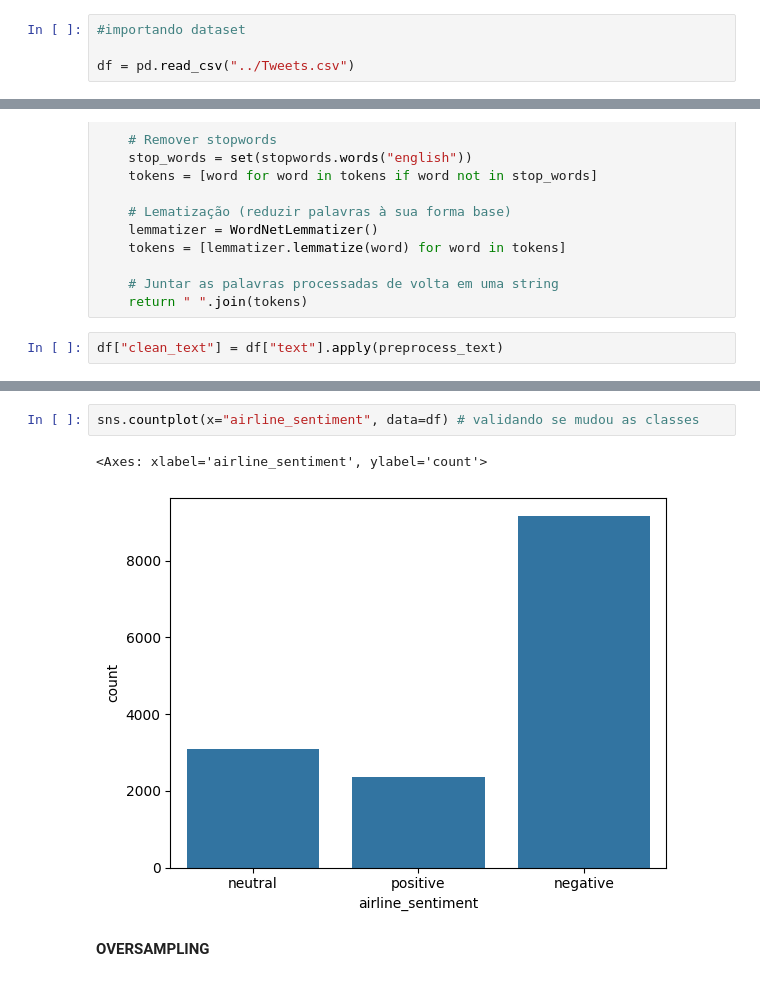
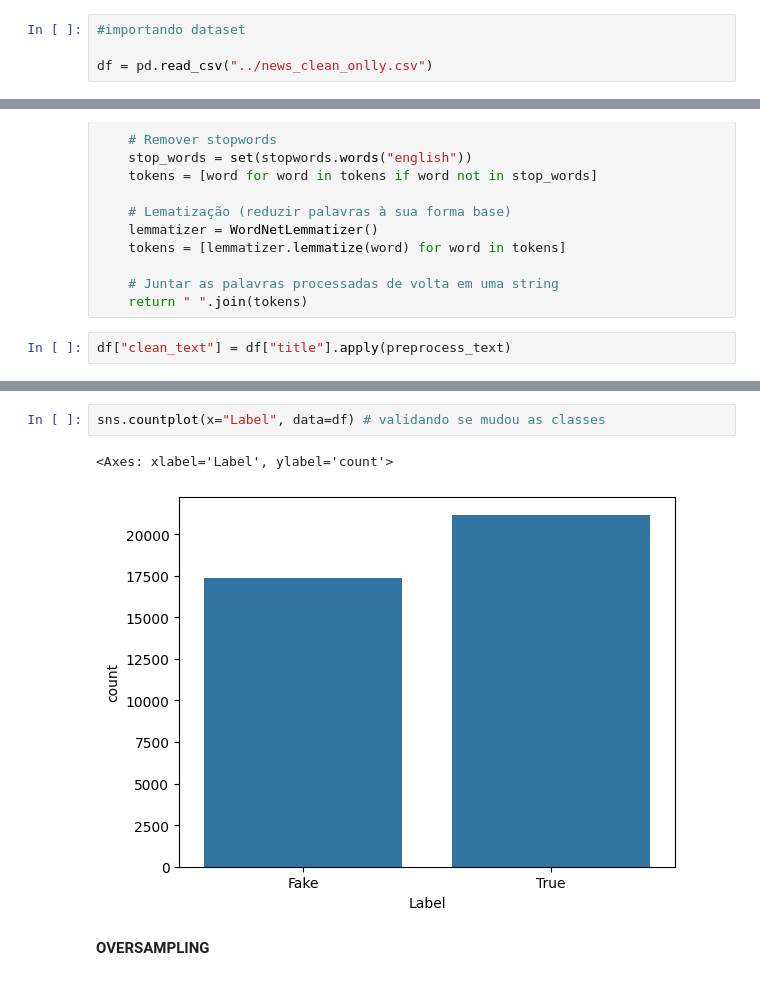
Before and after one commit to LuirysN/SVM-x-LSTM-com-dados-desbalanceados, a Jupyter notebook: dataset fakeNews_equilibrado/svm/3- svm_balancing_oversampling.ipynb, the cells around one changed output, grey strips where cells are left out. Drawn from its saved outputs; the diff is of its cells as text.

```diff
--- a/dataset fakeNews_equilibrado/svm/3- svm_balancing_oversampling.ipynb
+++ b/dataset fakeNews_equilibrado/svm/3- svm_balancing_oversampling.ipynb
@@ -112,7 +112,7 @@ from sklearn.svm import LinearSVC
 # %%
 #importando dataset
 
-df = pd.read_csv("../Tweets.csv")
+df = pd.read_csv("../news_clean_onlly.csv")
 # %%
 df.head(5)
 # %% [output]
@@ -191,7 +191,7 @@ def preprocess_text(text):
     # Juntar as palavras processadas de volta em uma string
     return " ".join(tokens)
 # %%
-df["clean_text"] = df["text"].apply(preprocess_text)
+df["clean_text"] = df["title"].apply(preprocess_text)
 # %%
 df.head(5)
 # %% [output]
@@ -204,8 +204,8 @@ df.head(5)
 # %%
-sns.countplot(x="airline_sentiment", data=df) # validando se mudou as classes
+sns.countplot(x="Label", data=df) # validando se mudou as classes
 # %% [output]
-<Axes: xlabel='airline_sentiment', ylabel='count'>
+<Axes: xlabel='Label', ylabel='count'>
-[figure, old version]
+[figure, new version]
 # %% [markdown]
 **OVERSAMPLING**
 # %%
```
Also changed, not shown: parts of 19 cells of this notebook, 1 other file.
